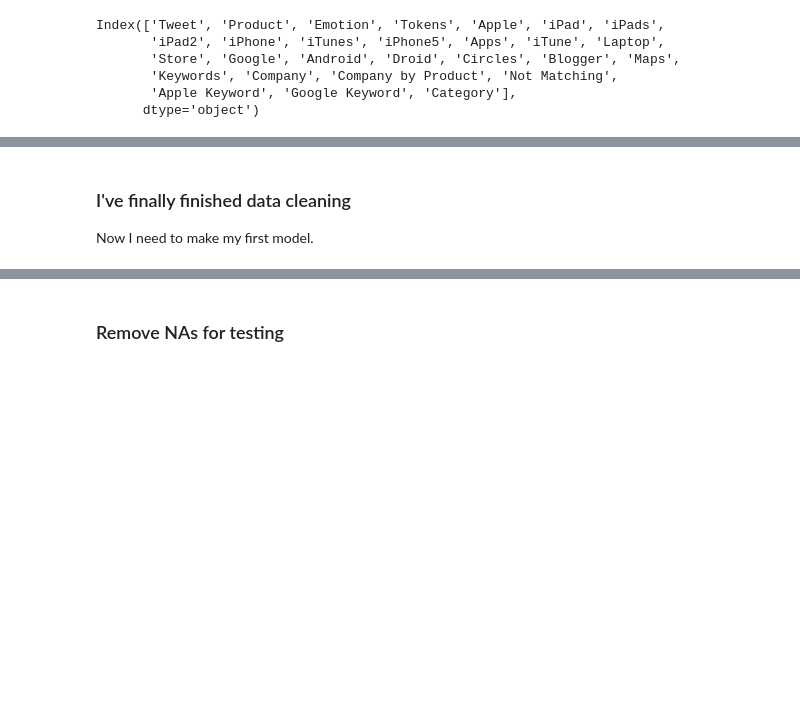
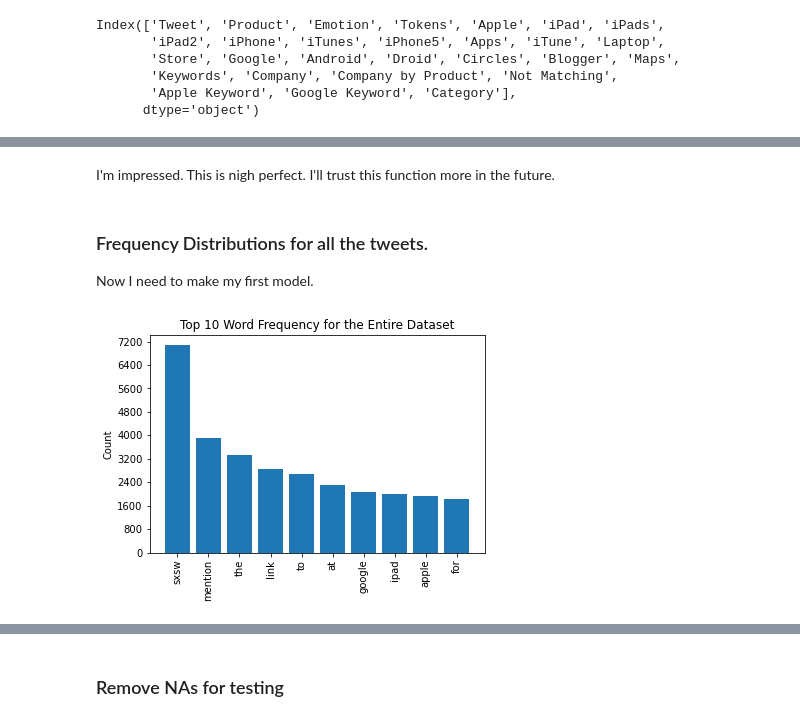
Before and after one commit to FunkyTable/Project-4-Advanced-Machine-Learning, a Jupyter notebook: student.ipynb, the cells around one changed output, grey strips where cells are left out. Drawn from its saved outputs; the diff is of its cells as text; code cells hidden in the pictures; blank space fills up the shorter version.

```diff
--- a/student.ipynb
+++ b/student.ipynb
@@ -1151,0 +1179,6 @@ df.head()
+# %%
+#Dropping rows with no company known.
+df.drop(index = df.loc[df['Target'] > 400].index, inplace=True)
+
+#Resetting the dataset's index.
+df.reset_index(drop = True, inplace = True)
@@ -1152,4 +1206,33 @@ df.head()
+# %% [markdown]
+I'm impressed. This is nigh perfect. I'll trust this function more in the future.
 # %% [markdown]
-### I've finally finished data cleaning
+### Frequency Distributions for all the tweets.
 
 Now I need to make my first model.
+# %%
+from nltk import FreqDist
+import matplotlib.pyplot as plt
+from matplotlib.ticker import MaxNLocator
+
+def visualize_top_10(freq_dist, title):
+
+    # Extract data for plotting
+    top_10 = list(zip(*freq_dist.most_common(10)))
+    tokens = top_10[0]
+    counts = top_10[1]
+
+    # Set up plot and plot data
+    fig, ax = plt.subplots()
+    ax.bar(tokens, counts)
+
+    # Customize plot appearance
+    ax.set_title(title)
+    ax.set_ylabel("Count")
+    ax.yaxis.set_major_locator(MaxNLocator(integer=True))
+    ax.tick_params(axis="x", rotation=90)
+
+sample_freq_dist = FreqDist(df['Tokens'].explode())
+visualize_top_10(sample_freq_dist,
+                 'Top 10 Word Frequency for the Entire Dataset')
+# %% [output]
+[figure, added]
```
Also changed, not shown: parts of 14 cells of this notebook.
